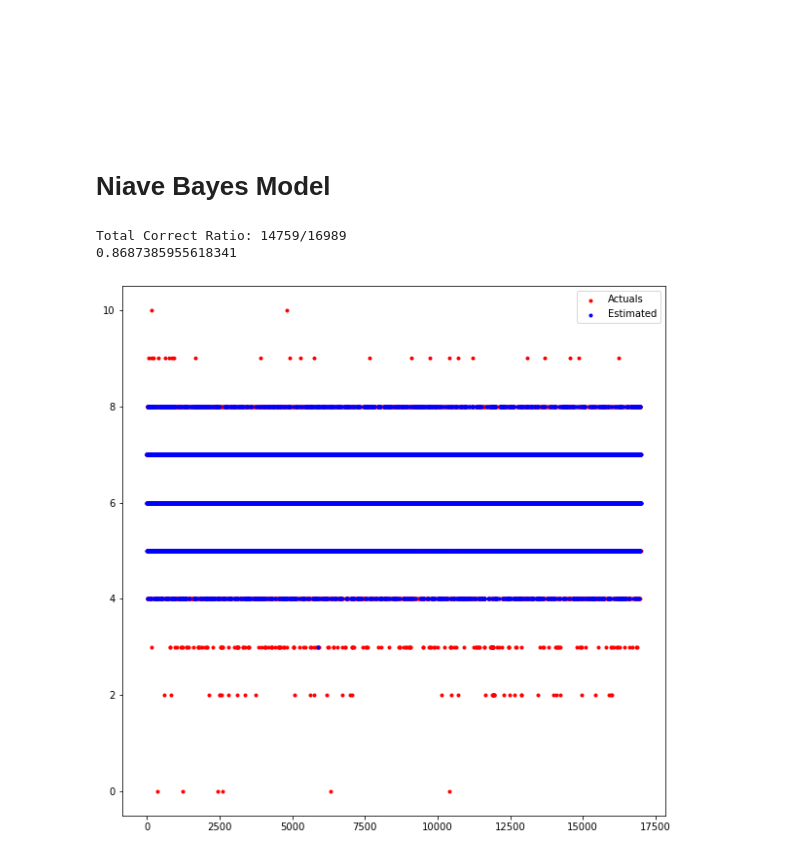
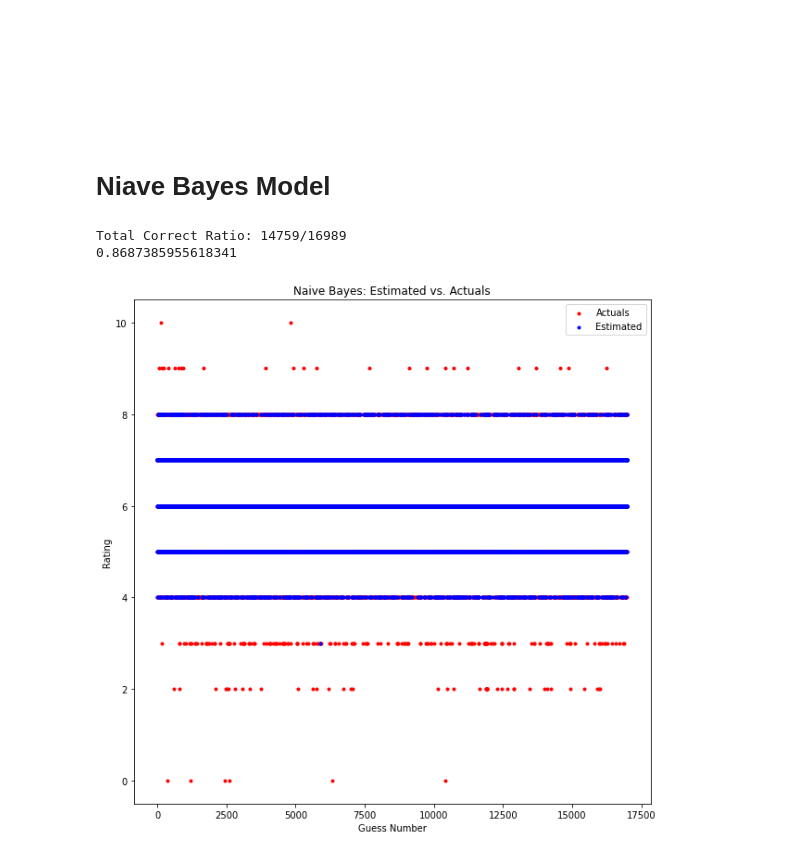
Before and after one commit to ParkerH98/OklahomaStateUniversity, a Jupyter notebook: MovieRatings.ipynb, the cells around one changed output. Cells and saved outputs as stored; diff of their text form; code cells hidden in the pictures.

```diff
--- a/MovieRatings.ipynb
+++ b/MovieRatings.ipynb
@@ -422,31 +421,34 @@ test_data_count = data_count - training_data_count
 nb_y_train = np.array(ratings[0:training_data_count])
 nb_x_train = np.array(X[0:training_data_count])
 
 nb_y_test = np.array(ratings[:-1 * test_data_count])
 nb_x_test = np.array(X[:-1 * test_data_count])
 
 NBmodel = naiveBayes(nb_x_train, nb_y_train)
 
 y_pred = NBmodel.predict(nb_x_test)
 
 total_correct = 0
 for i in range(0, nb_y_test.shape[0]):
     if int(y_pred[i]) == nb_y_test[i]:
         total_correct += 1
 
 test_size = nb_y_test.shape[0]
 accuracy = total_correct/test_size
 print(f"Total Correct Ratio: {total_correct}/{nb_y_test.shape[0]}")
 print(accuracy)
 
 plot.figure(figsize=[10, 10])
 actuals = plot.scatter(np.linspace(0, test_size, test_size),
                        nb_y_test, color='red', marker='.')
 estimates = plot.scatter(np.linspace(
     0, test_size, test_size), y_pred, color='blue', marker='.')
 plot.legend([actuals, estimates], ["Actuals", "Estimated"])
+plot.title("Naive Bayes: Estimated vs. Actuals")
+plot.xlabel("Guess Number")
+plot.ylabel("Rating")
 plot.show()
 # %% [output]
 Total Correct Ratio: 14759/16989
 0.8687385955618341
-[figure, old version]
+[figure, new version]
```
Also changed, not shown: parts of 9 cells of this notebook, 4 other files.
